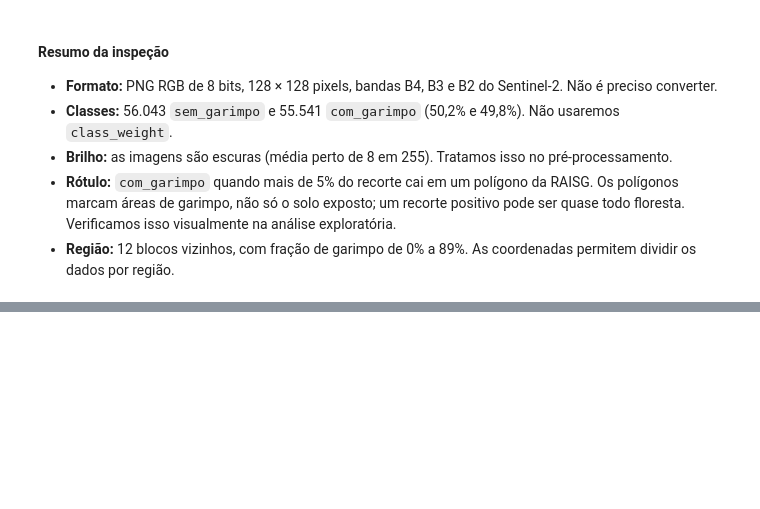
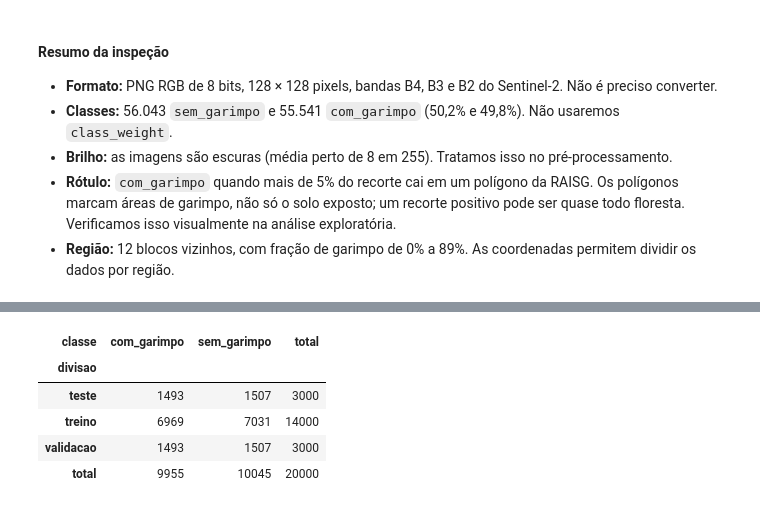
Before and after one commit to yagoschnorr/projeto-cnn-garimpo, a Jupyter notebook: cnn_garimpo_densenet121.ipynb, the cells around one changed output, grey strips where cells are left out. Saved outputs shown, nothing was run; the diff lists cells and outputs as text; code cells hidden in the pictures; blank space fills up the shorter version.

```diff
--- a/cnn_garimpo_densenet121.ipynb
+++ b/cnn_garimpo_densenet121.ipynb
@@ -175,0 +196,40 @@ manifesto.groupby("label_str")['overlap_ratio'].describe()
+# %%
+CAMINHO_DIVISAO = Path("dados/divisao_amostra.csv")
+TAMANHOS = {"treino": 14000, "validacao": 3000, "teste": 3000}
+
+if CAMINHO_DIVISAO.exists():
+    amostra = pd.read_csv(CAMINHO_DIVISAO)
+else:
+    # 1. Reparte os blocos em 20 partes com proporções de classe parecidas
+    divisor = StratifiedGroupKFold(n_splits=20, shuffle=True, random_state=SEMENTE)
+    tabela["parte"] = 0
+    numero = 0
+    for indices_fora, indices_da_parte in divisor.split(tabela, tabela.rotulo, groups=tabela.bloco):
+        tabela.loc[indices_da_parte, "parte"] = numero
+        numero += 1
+
+    # 2. Partes 0 a 2 viram teste, 3 a 5 validação e as demais treino
+    tabela["divisao"] = "treino"
+    tabela.loc[tabela.parte < 6, "divisao"] = "validacao"
+    tabela.loc[tabela.parte < 3, "divisao"] = "teste"
+
+    # 3. Em cada divisão, sorteia o número exato de imagens de cada classe
+    proporcao_com = tabela.rotulo.mean()
+    sorteios = []
+    for divisao, n_imagens in TAMANHOS.items():
+        n_com = round(n_imagens * proporcao_com)
+        n_sem = n_imagens - n_com
+        candidatas = tabela[tabela.divisao == divisao]
+        sorteios.append(candidatas[candidatas.rotulo == 0].sample(n_sem, random_state=SEMENTE))
+        sorteios.append(candidatas[candidatas.rotulo == 1].sample(n_com, random_state=SEMENTE))
+    amostra = pd.concat(sorteios, ignore_index=True).drop(columns="parte")
+    amostra.to_csv(CAMINHO_DIVISAO, index=False)
+
+pd.crosstab(amostra.divisao, amostra.classe, margins=True, margins_name="total")
+# %% [output]
+| classe | com_garimpo | sem_garimpo | total |
+| divisao |  |  |  |
+| teste | 1493 | 1507 | 3000 |
+| treino | 6969 | 7031 | 14000 |
+| validacao | 1493 | 1507 | 3000 |
+| total | 9955 | 10045 | 20000 |
```
Also changed, not shown: parts of 9 cells of this notebook, 1 other file.
